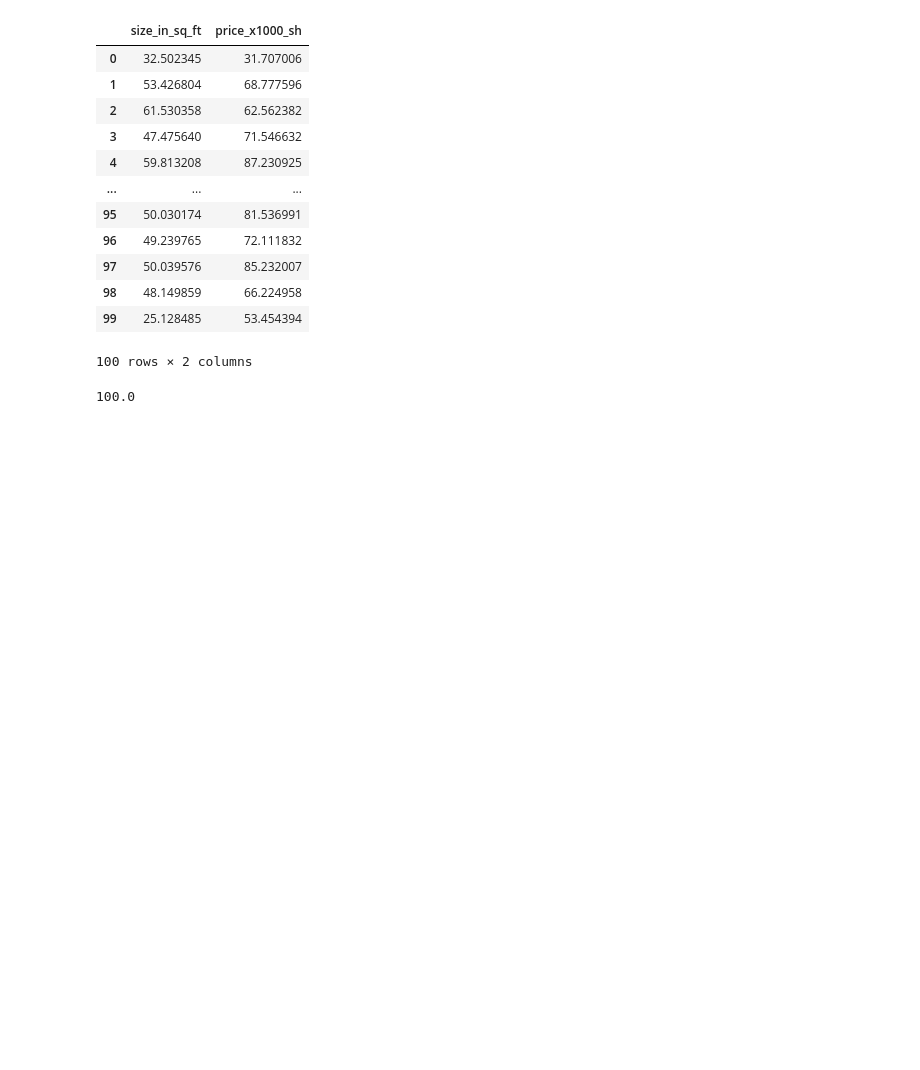
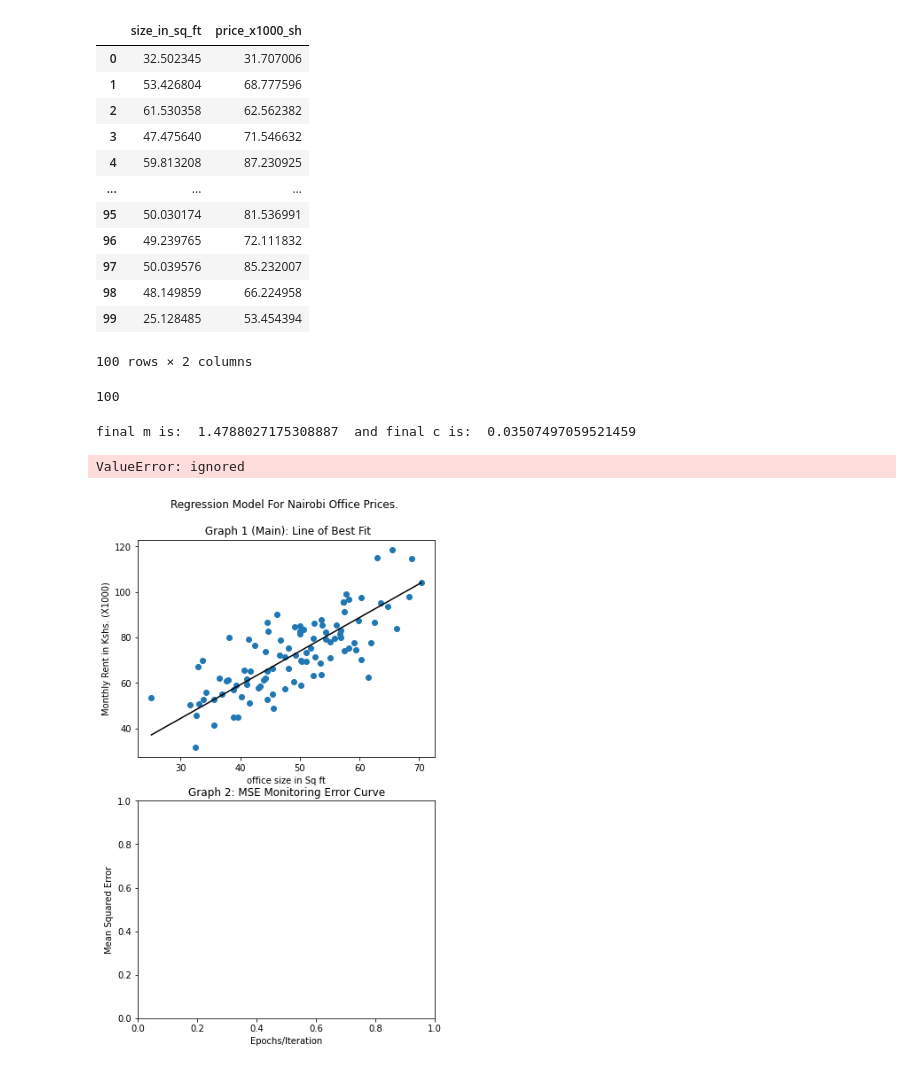
Before and after one commit to MosesKaranja/MachineLearning, a Jupyter notebook: Linear_Regression_Gradient_Descent.ipynb, the cells around one changed output. Saved outputs shown, nothing was run; the diff lists cells and outputs as text; code cells hidden in the pictures; blank space fills up the shorter version.

```diff
--- a/Linear_Regression_Gradient_Descent.ipynb
+++ b/Linear_Regression_Gradient_Descent.ipynb
@@ -42,9 +42,10 @@ data
 X = data['size_in_sq_ft']
 Y = data['price_x1000_sh']
 N=float(len(X))
-N
+#X.size
+Y.size
 # %% [output]
-100.0
+100
 # %%
 #the mse function for error computation
 def mse(N,Y,Y_hat):
@@ -55,9 +56,10 @@ def gradient_descent_fit(m,c,N,L):
   epoch_error_list=[]
   epoch_count_list=[]
   for i in range(epoch):
-    Y_hat = m*X+c
+    Y_hat=m*X+c
     #compute and arrest error for every iteration
     epoch_count_list=epoch_count_list[:]#trick the list to get its instance
+    epoch_error=mse(N,Y,Y_hat)
     epoch_error_list.append(epoch_error)
     #minimuze the error function by computing partial derivatives
     D_m=(-2/N)*sum(X*(Y-Y_hat))
@@ -65,29 +67,34 @@ def gradient_descent_fit(m,c,N,L):
     #Apply gradient descent formular to update both m and c into new values
     m=m-(L*D_m)
     c=c-(L*D_c)
-#print the final m and c after all iterations are done
-print("final m is: ",m," and final c is: ",c)
-return y_hat,epoch_count_list,epoch_error_list
+  #print the final m and c after all iterations are done
+  print("final m is: ",m," and final c is: ",c)
+  return Y_hat,epoch_count_list,epoch_error_list
 # %%
 #Call gradient descent fit function
-retuned_params = gradient_descent_fit(m,c,N,L)
-y_predicted=return_params[0]
+returned_params = gradient_descent_fit(m,c,N,L)
+y_predicted=returned_params[0]
 total_epochs=returned_params[1]
 all_epoch_errors=returned_params[2]
 
 #Create plot for both line of best fit and error reduction graphs
 fig, (ax1,ax2)=plt.subplots(2,gridspec_kw={'top':2})
 ax1.set(xlabel="office size in Sq ft")
 ax1.set(ylabel="Monthly Rent in Kshs. (X1000)")
 ax1.set_title("Regression Model For Nairobi Office Prices. \n\n Graph 1 (Main): Line of Best Fit")
-ax1.scatter(X,y)
+ax1.scatter(X,Y)
 
-ax1.plot([min(X),max(X)], [min(y_predicted), max(y_predicted)], color='black')
+#ax1.plot([min(X),max(X)], [min(y_predicted), max(y_predicted)], color='black')
+ax1.plot([min(X),max(X)],[min(y_predicted),max(y_predicted)],color='black')
 ax2.set_title("Graph 2: MSE Monitoring Error Curve")
 ax2.set(xlabel="Epochs/Iteration")
 ax2.set(ylabel="Mean Squared Error")
 ax2.plot(total_epochs,all_epoch_errors)
 
 #Destroy the used lists to prevent recarpetting on append
 epoch_count_list.clear()
 epoch_error_list.clear()
+# %% [output]
+final m is:  1.4788027175308887  and final c is:  0.03507497059521459
+ValueError: ignored
+[figure, added]
```
Also changed, not shown: parts of 1 cell of this notebook.
